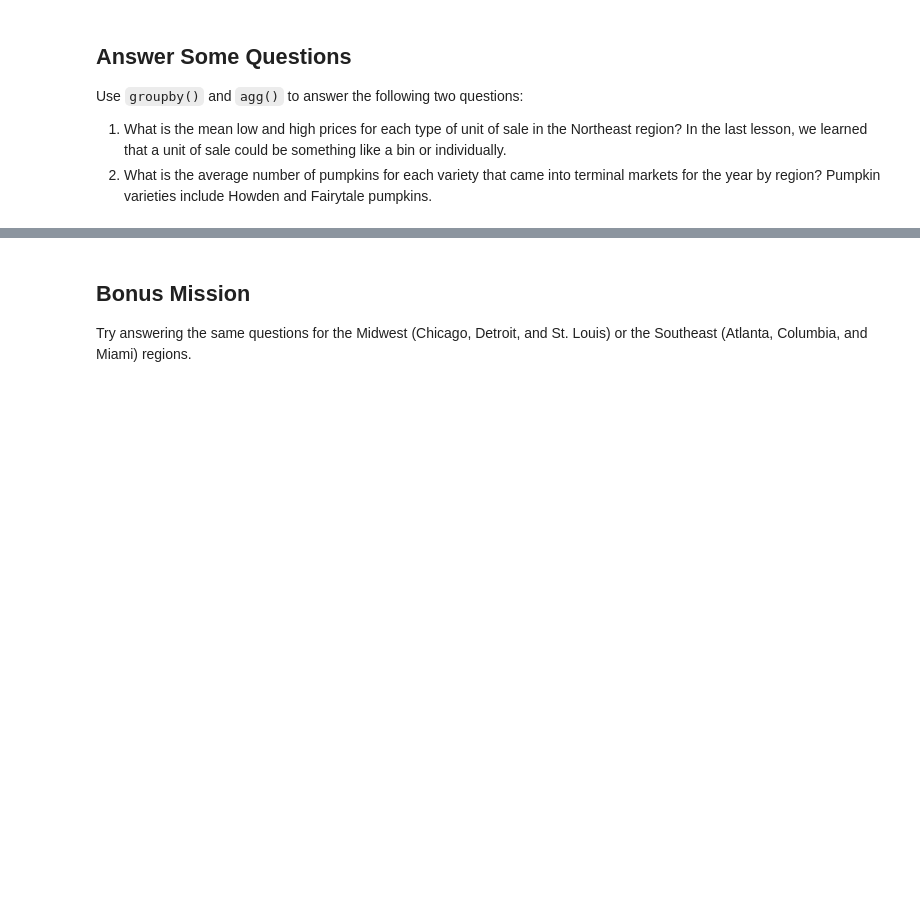
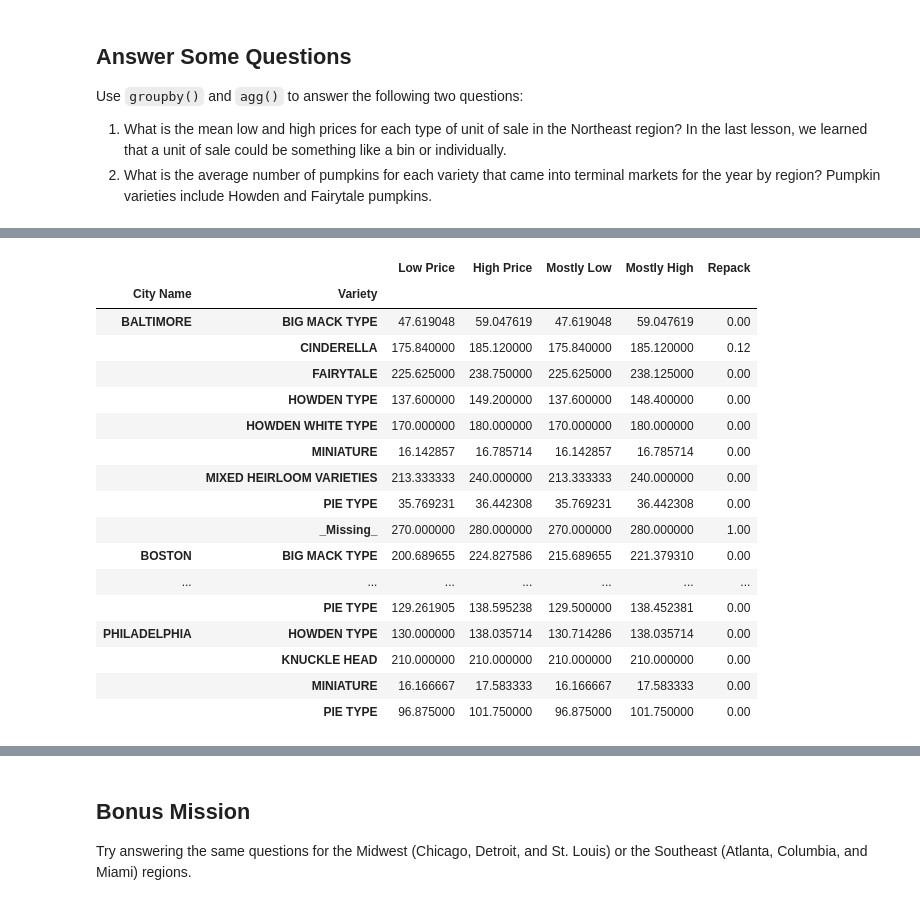
Before and after one commit to hollyhira/Studio9_data-manipulation, a Jupyter notebook: Data Manipulation Studio.ipynb, the cells around one changed output, grey strips where cells are left out. Cells and saved outputs as stored; diff of their text form; code cells hidden in the pictures; blank space fills up the shorter version.

```diff
--- a/Data Manipulation Studio.ipynb
+++ b/Data Manipulation Studio.ipynb
@@ -271,15 +260,16 @@ dtype: float64
 
 **Using the code BELOW, we first filter for the columns with less than or equal to 50% missing, then apply the copy method to make a copy to the new DataFrame--- df_less_missing_cols--- then we drop the columns with 50% or more of data missing.**
 # %%
-balt_less_missing_cols =balt.drop(columns=balt_pct_missing[balt_pct_missing >=.5].index)
+balt_less_missing_cols =balt.drop(columns=balt_pct_missing[balt_pct_missing >=.9].index)
 
-bos_less_missing_cols =bos.drop(columns=bos_pct_missing[bos_pct_missing >=.5].index)
+bos_less_missing_cols =bos.drop(columns=bos_pct_missing[bos_pct_missing >=.9].index)
 
-nyc_less_missing_cols =nyc.drop(columns=nyc_pct_missing[nyc_pct_missing >=.5].index)
+nyc_less_missing_cols =nyc.drop(columns=nyc_pct_missing[nyc_pct_missing >=.9].index)
 
-phil_less_missing_cols =phil.drop(columns=phil_pct_missing[phil_pct_missing >=.5].index)
+phil_less_missing_cols =phil.drop(columns=phil_pct_missing[phil_pct_missing >=.9].index)
 # %%
 print('\n Baltimore')
+balt_less_missing_cols= balt_less_missing_cols.drop(["Color"], axis=1)
 balt_less_missing_cols.info()
 print('\n')
 
@@ -290,6 +280,7 @@ bos_less_missing_cols.info()
 print('\n')
 
 print('\n NYC')
+nyc_less_missing_cols= nyc_less_missing_cols.drop(["Color"], axis=1)
 nyc_less_missing_cols.info()
 print('\n')
 
@@ -550,2 +617,22 @@ Use `groupby()` and `agg()` to answer the following two questions:
 # %%
 # Put your code here to find the average number of pumpkins coming into terminal markets of each variety.
+northeast_region.groupby(['City Name', 'Variety']).mean()
+# %% [output]
+|  |  | Low Price | High Price | Mostly Low | Mostly High | Repack |
+| City Name | Variety |  |  |  |  |  |
+| BALTIMORE | BIG MACK TYPE | 47.619048 | 59.047619 | 47.619048 | 59.047619 | 0.00 |
+|  | CINDERELLA | 175.840000 | 185.120000 | 175.840000 | 185.120000 | 0.12 |
+|  | FAIRYTALE | 225.625000 | 238.750000 | 225.625000 | 238.125000 | 0.00 |
+|  | HOWDEN TYPE | 137.600000 | 149.200000 | 137.600000 | 148.400000 | 0.00 |
+|  | HOWDEN WHITE TYPE | 170.000000 | 180.000000 | 170.000000 | 180.000000 | 0.00 |
+|  | MINIATURE | 16.142857 | 16.785714 | 16.142857 | 16.785714 | 0.00 |
+|  | MIXED HEIRLOOM VARIETIES | 213.333333 | 240.000000 | 213.333333 | 240.000000 | 0.00 |
+|  | PIE TYPE | 35.769231 | 36.442308 | 35.769231 | 36.442308 | 0.00 |
+|  | _Missing_ | 270.000000 | 280.000000 | 270.000000 | 280.000000 | 1.00 |
+| BOSTON | BIG MACK TYPE | 200.689655 | 224.827586 | 215.689655 | 221.379310 | 0.00 |
+| ... | ... | ... | ... | ... | ... | ... |
+|  | PIE TYPE | 129.261905 | 138.595238 | 129.500000 | 138.452381 | 0.00 |
+| PHILADELPHIA | HOWDEN TYPE | 130.000000 | 138.035714 | 130.714286 | 138.035714 | 0.00 |
+|  | KNUCKLE HEAD | 210.000000 | 210.000000 | 210.000000 | 210.000000 | 0.00 |
+|  | MINIATURE | 16.166667 | 17.583333 | 16.166667 | 17.583333 | 0.00 |
+|  | PIE TYPE | 96.875000 | 101.750000 | 96.875000 | 101.750000 | 0.00 |
```
Also changed, not shown: parts of 21 cells of this notebook.
